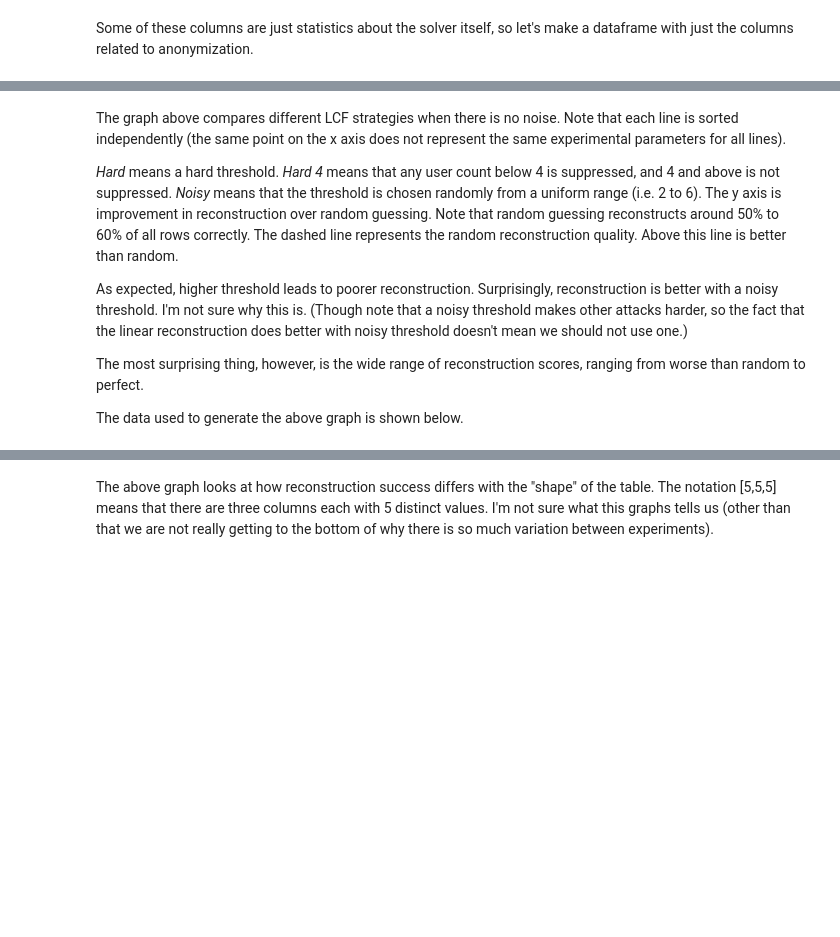
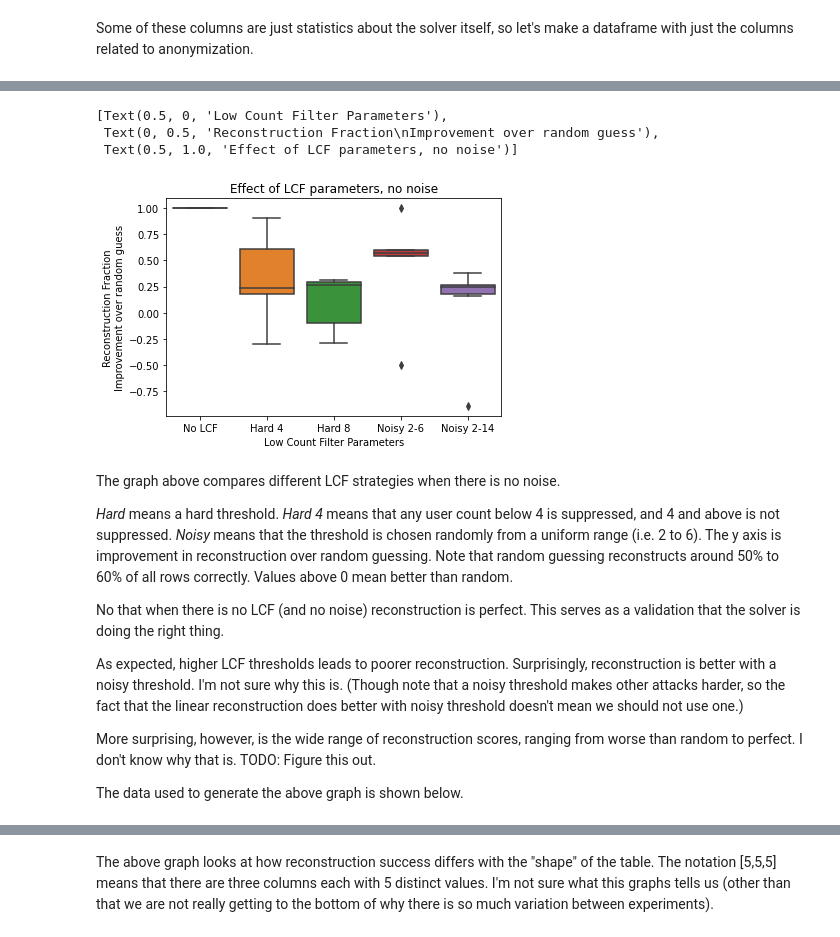
Before and after one commit to iaBIH/attacker, a Jupyter notebook: linearReconstruction/view.ipynb, the cells around one changed output, grey strips where cells are left out. Cells and saved outputs as stored; diff of their text form; code cells hidden in the pictures; blank space fills up the shorter version.

```diff
--- a/linearReconstruction/view.ipynb
+++ b/linearReconstruction/view.ipynb
@@ -71,11 +78,29 @@ plt.show()
+# %%
+#dfNoNoise = df.query zzzz
+df['lcf_label'] = 'none'
+df.loc[(df['a_noiA'] == 0) & (df['a_supP'] == 'hard') & (df['a_supT'] == 0), 'lcf_label'] = 'No LCF'
+df.loc[(df['a_noiA'] == 0) & (df['a_supP'] == 'hard') & (df['a_supT'] == 4), 'lcf_label'] = 'Hard 4'
+df.loc[(df['a_noiA'] == 0) & (df['a_supP'] == 'hard') & (df['a_supT'] == 8), 'lcf_label'] = 'Hard 8'
+df.loc[(df['a_noiA'] == 0) & (df['a_supP'] == 'noisy') & (df['a_supT'] == 4), 'lcf_label'] = 'Noisy 2-6'
+df.loc[(df['a_noiA'] == 0) & (df['a_supP'] == 'noisy') & (df['a_supT'] == 8), 'lcf_label'] = 'Noisy 2-14'
+df1 = df.query('lcf_label != "none"')
+bp = sns.boxplot(x=df1["lcf_label"],y=df1["s_impv"])
+bp.set(xlabel = 'Low Count Filter Parameters', ylabel='Reconstruction Fraction\nImprovement over random guess',title='Effect of LCF parameters, no noise')
+# %% [output]
+[Text(0.5, 0, 'Low Count Filter Parameters'),
+ Text(0, 0.5, 'Reconstruction Fraction\nImprovement over random guess'),
+ Text(0.5, 1.0, 'Effect of LCF parameters, no noise')]
+[figure, added]
 # %% [markdown]
-The graph above compares different LCF strategies when there is no noise. Note that each line is sorted independently (the same point on the x axis does not represent the same experimental parameters for all lines).
+The graph above compares different LCF strategies when there is no noise.
 
-*Hard* means a hard threshold. *Hard 4* means that any user count below 4 is suppressed, and 4 and above is not suppressed. *Noisy* means that the threshold is chosen randomly from a uniform range (i.e. 2 to 6). The y axis is improvement in reconstruction over random guessing. Note that random guessing reconstructs around 50% to 60% of all rows correctly. The dashed line represents the random reconstruction quality. Above this line is better than random.
+*Hard* means a hard threshold. *Hard 4* means that any user count below 4 is suppressed, and 4 and above is not suppressed. *Noisy* means that the threshold is chosen randomly from a uniform range (i.e. 2 to 6). The y axis is improvement in reconstruction over random guessing. Note that random guessing reconstructs around 50% to 60% of all rows correctly. Values above 0 mean better than random.
 
-As expected, higher threshold leads to poorer reconstruction. Surprisingly, reconstruction is better with a noisy threshold. I'm not sure why this is. (Though note that a noisy threshold makes other attacks harder, so the fact that the linear reconstruction does better with noisy threshold doesn't mean we should not use one.)
+No that when there is no LCF (and no noise) reconstruction is perfect. This serves as a validation that the solver is doing the right thing.
 
-The most surprising thing, however, is the wide range of reconstruction scores, ranging from worse than random to perfect.
+As expected, higher LCF thresholds leads to poorer reconstruction. Surprisingly, reconstruction is better with a noisy threshold. I'm not sure why this is. (Though note that a noisy threshold makes other attacks harder, so the fact that the linear reconstruction does better with noisy threshold doesn't mean we should not use one.)
+
+More surprising, however, is the wide range of reconstruction scores, ranging from worse than random to perfect. I don't know why that is. TODO: Figure this out.
 
 The data used to generate the above graph is shown below.
 # %%
```
Also changed, not shown: parts of 17 cells of this notebook, 2 other files.
